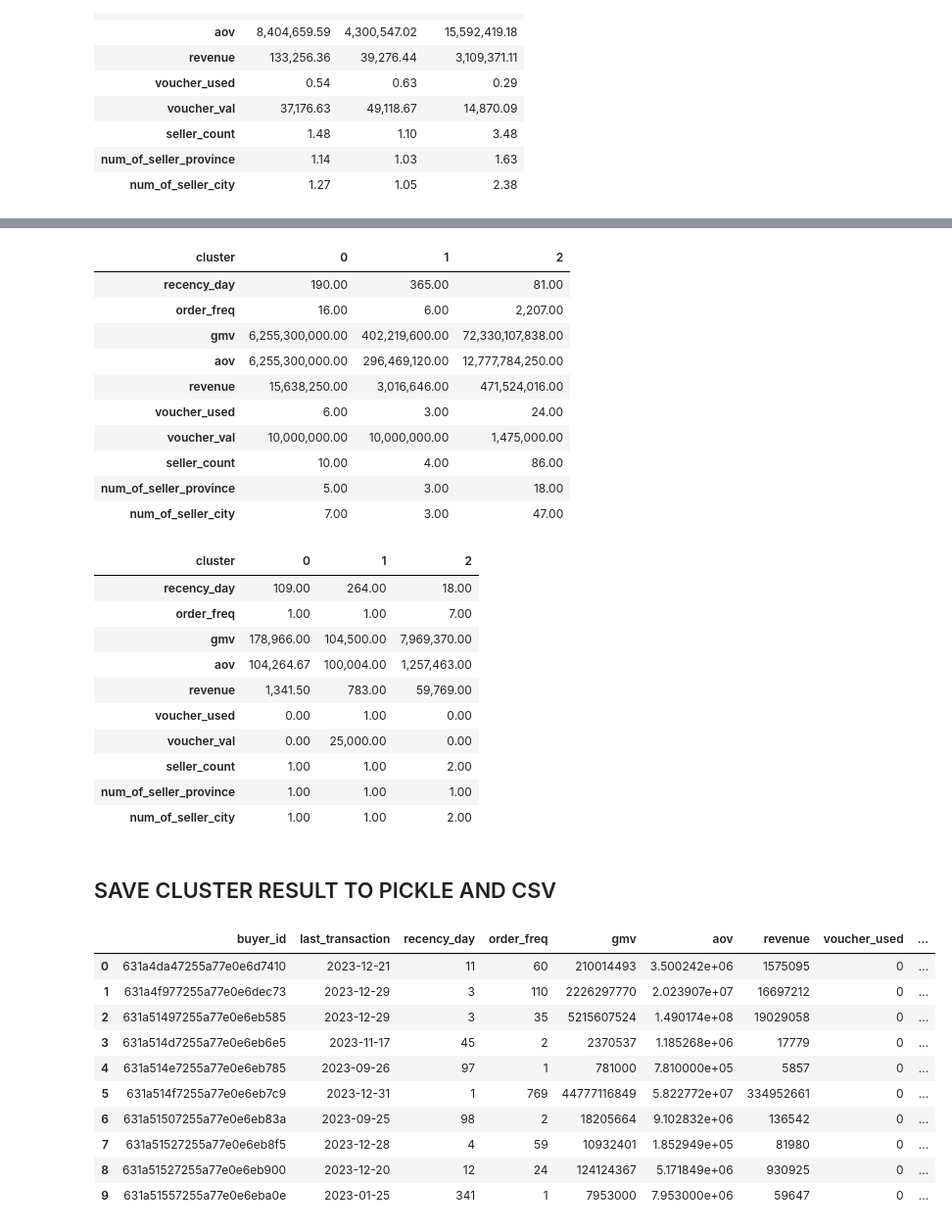
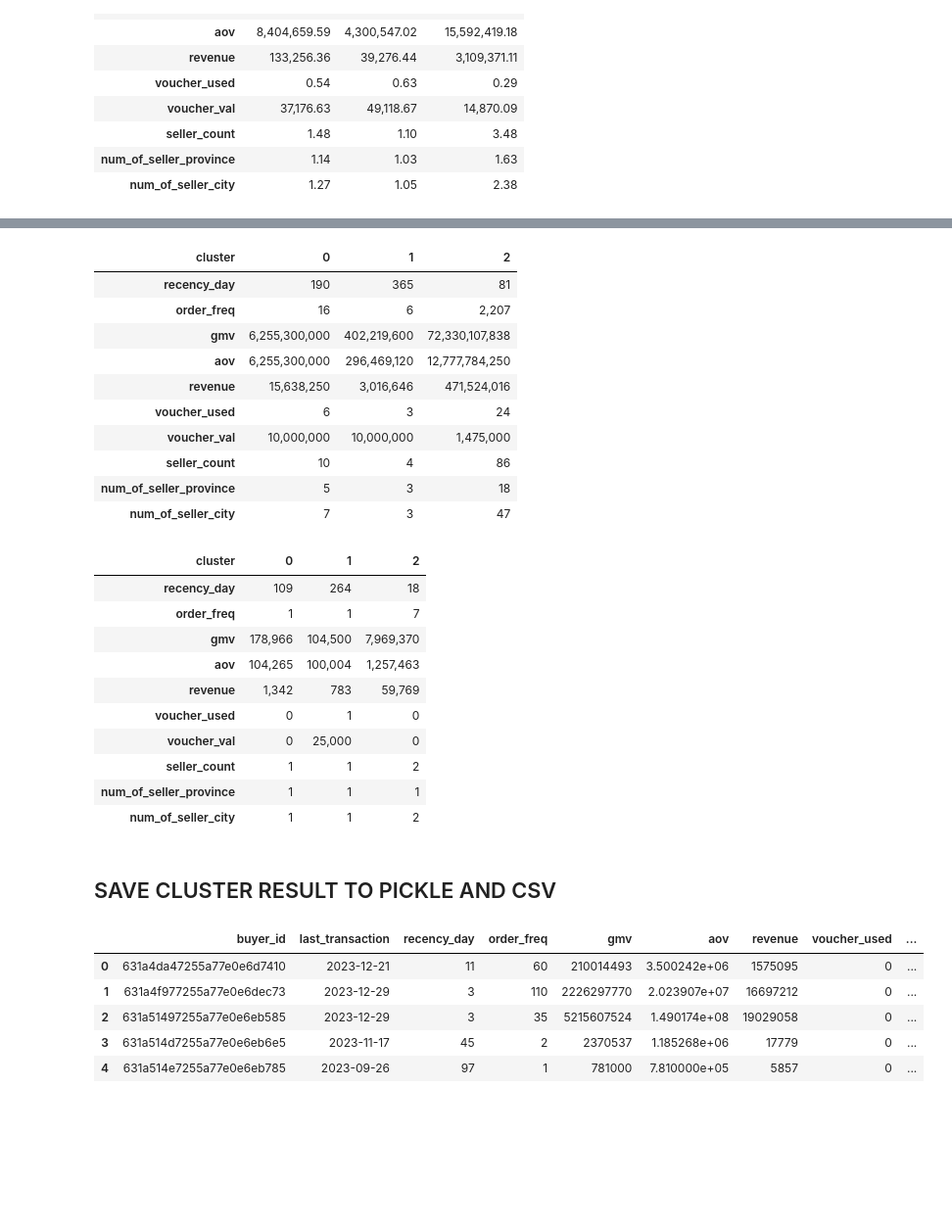
Before and after one commit to arguto1993/b2bcommerce, a Jupyter notebook: 2. clustering/2_cluster_buyer.ipynb, the cells around one changed output, grey strips where cells are left out. Shown at 98% size. Cells and saved outputs as stored; diff of their text form; code cells hidden in the pictures; blank space fills up the shorter version.

```diff
--- a/2. clustering/2_cluster_buyer.ipynb
+++ b/2. clustering/2_cluster_buyer.ipynb
@@ -162,7 +162,7 @@ Potential optimal k: 2, 3, 5
 # %%
 K = range(2,6)
 max_K = max(K)
-fig, ax = plt.subplots(int(np.ceil(max_K/2)), 2, figsize = (15,30))
+fig, ax = plt.subplots(int(np.ceil(max_K/2))-1, 2, figsize = (15,15))
 
 for n_clusters in K:
   kmeanModel = KMeans(n_clusters, random_state = 1000, n_init='auto')
@@ -314,59 +314,55 @@ formatted_dfob_clv1
 # %%
 dfob_clv2 = dfob_cl.groupby('cluster').max(numeric_only='True').T
 
-formatted_dfob_clv2 = dfob_clv2.map(lambda x: '{:,.2f}'.format(x) if isinstance(x, (int, float)) else x)
+formatted_dfob_clv2 = dfob_clv2.map(lambda x: '{:,.0f}'.format(x) if isinstance(x, (int, float)) else x)
 formatted_dfob_clv2
 # %% [output]
 | cluster | 0 | 1 | 2 |
-| recency_day | 190.00 | 365.00 | 81.00 |
-| order_freq | 16.00 | 6.00 | 2,207.00 |
-| gmv | 6,255,300,000.00 | 402,219,600.00 | 72,330,107,838.00 |
-| aov | 6,255,300,000.00 | 296,469,120.00 | 12,777,784,250.00 |
-| revenue | 15,638,250.00 | 3,016,646.00 | 471,524,016.00 |
-| voucher_used | 6.00 | 3.00 | 24.00 |
-| voucher_val | 10,000,000.00 | 10,000,000.00 | 1,475,000.00 |
-| seller_count | 10.00 | 4.00 | 86.00 |
-| num_of_seller_province | 5.00 | 3.00 | 18.00 |
-| num_of_seller_city | 7.00 | 3.00 | 47.00 |
+| recency_day | 190 | 365 | 81 |
+| order_freq | 16 | 6 | 2,207 |
+| gmv | 6,255,300,000 | 402,219,600 | 72,330,107,838 |
+| aov | 6,255,300,000 | 296,469,120 | 12,777,784,250 |
+| revenue | 15,638,250 | 3,016,646 | 471,524,016 |
+| voucher_used | 6 | 3 | 24 |
+| voucher_val | 10,000,000 | 10,000,000 | 1,475,000 |
+| seller_count | 10 | 4 | 86 |
+| num_of_seller_province | 5 | 3 | 18 |
+| num_of_seller_city | 7 | 3 | 47 |
 # %%
 dfob_clv3 = dfob_cl.groupby('cluster').median(numeric_only='True').T
 
-formatted_dfob_clv3 = dfob_clv3.map(lambda x: '{:,.2f}'.format(x) if isinstance(x, (int, float)) else x)
+formatted_dfob_clv3 = dfob_clv3.map(lambda x: '{:,.0f}'.format(x) if isinstance(x, (int, float)) else x)
 formatted_dfob_clv3
 # %% [output]
 | cluster | 0 | 1 | 2 |
-| recency_day | 109.00 | 264.00 | 18.00 |
-| order_freq | 1.00 | 1.00 | 7.00 |
-| gmv | 178,966.00 | 104,500.00 | 7,969,370.00 |
-| aov | 104,264.67 | 100,004.00 | 1,257,463.00 |
-| revenue | 1,341.50 | 783.00 | 59,769.00 |
-| voucher_used | 0.00 | 1.00 | 0.00 |
-| voucher_val | 0.00 | 25,000.00 | 0.00 |
-| seller_count | 1.00 | 1.00 | 2.00 |
-| num_of_seller_province | 1.00 | 1.00 | 1.00 |
-| num_of_seller_city | 1.00 | 1.00 | 2.00 |
+| recency_day | 109 | 264 | 18 |
+| order_freq | 1 | 1 | 7 |
+| gmv | 178,966 | 104,500 | 7,969,370 |
+| aov | 104,265 | 100,004 | 1,257,463 |
+| revenue | 1,342 | 783 | 59,769 |
+| voucher_used | 0 | 1 | 0 |
+| voucher_val | 0 | 25,000 | 0 |
+| seller_count | 1 | 1 | 2 |
+| num_of_seller_province | 1 | 1 | 1 |
+| num_of_seller_city | 1 | 1 | 2 |
 # %% [markdown]
 ## SAVE CLUSTER RESULT TO PICKLE AND CSV
 # %%
 # After knowing the characteristics for each cluster, I named each clusters
 dfob_cl_name = dfob_cl.copy()
 # Mapping dictionary
 cluster_names = {0: 'Seasonal Buyer', 1: 'Small Order Occasional Buyer', 2: 'Hyper-Active Buyer'}
 # Create the cluster_name column by mapping values from the cluster column
 dfob_cl_name['cluster_name'] = dfob_cl['cluster'].map(cluster_names)
-dfob_cl_name.head(10)
+
+dfob_cl_name.head()
 # %% [output]
 |  | buyer_id | last_transaction | recency_day | order_freq | gmv | aov | revenue | voucher_used | ... |
 | 0 | 631a4da47255a77e0e6d7410 | 2023-12-21 | 11 | 60 | 210014493 | 3.500242e+06 | 1575095 | 0 | ... |
 | 1 | 631a4f977255a77e0e6dec73 | 2023-12-29 | 3 | 110 | 2226297770 | 2.023907e+07 | 16697212 | 0 | ... |
 | 2 | 631a51497255a77e0e6eb585 | 2023-12-29 | 3 | 35 | 5215607524 | 1.490174e+08 | 19029058 | 0 | ... |
 | 3 | 631a514d7255a77e0e6eb6e5 | 2023-11-17 | 45 | 2 | 2370537 | 1.185268e+06 | 17779 | 0 | ... |
 | 4 | 631a514e7255a77e0e6eb785 | 2023-09-26 | 97 | 1 | 781000 | 7.810000e+05 | 5857 | 0 | ... |
-| 5 | 631a514f7255a77e0e6eb7c9 | 2023-12-31 | 1 | 769 | 44777116849 | 5.822772e+07 | 334952661 | 0 | ... |
-| 6 | 631a51507255a77e0e6eb83a | 2023-09-25 | 98 | 2 | 18205664 | 9.102832e+06 | 136542 | 0 | ... |
-| 7 | 631a51527255a77e0e6eb8f5 | 2023-12-28 | 4 | 59 | 10932401 | 1.852949e+05 | 81980 | 0 | ... |
-| 8 | 631a51527255a77e0e6eb900 | 2023-12-20 | 12 | 24 | 124124367 | 5.171849e+06 | 930925 | 0 | ... |
-| 9 | 631a51557255a77e0e6eba0e | 2023-01-25 | 341 | 1 | 7953000 | 7.953000e+06 | 59647 | 0 | ... |
 # %%
 # Save dfob_cl_name as a pickle file
 dfob_cl_name.to_pickle('pickles/dfob_cl_name.pkl')
```
Also changed, not shown: parts of 4 cells of this notebook, 17 other files.
